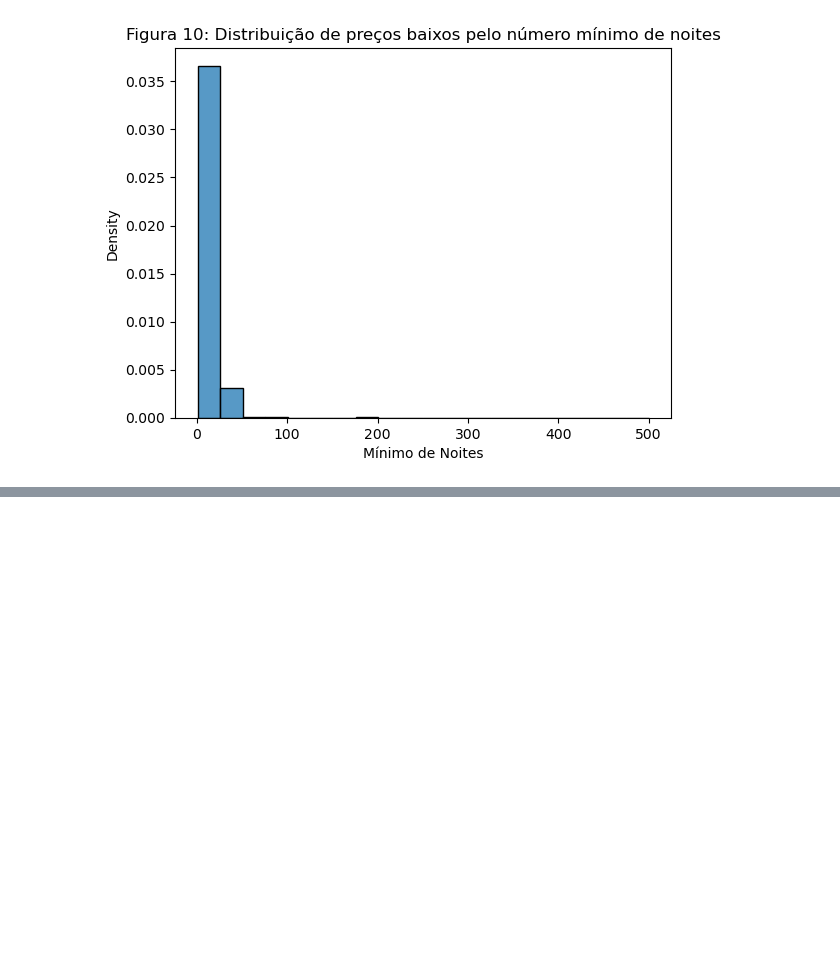
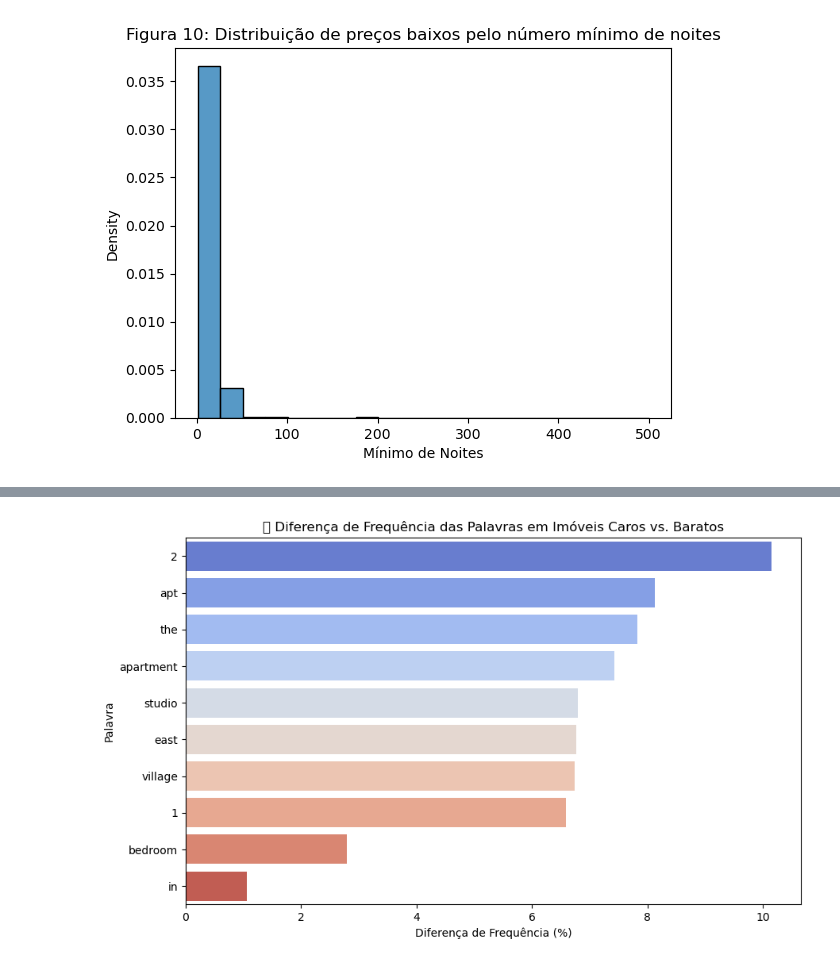
Before and after one commit to DaniloDC07/-Lighthouse-Desafio-Ci-ncia-de-Dados-2025, a Jupyter notebook: Desafio LIGHTHOUSE.ipynb, the cells around one changed output, grey strips where cells are left out. Cells and saved outputs as stored; diff of their text form; code cells hidden in the pictures; blank space fills up the shorter version.

```diff
--- a/Desafio LIGHTHOUSE.ipynb
+++ b/Desafio LIGHTHOUSE.ipynb
@@ -460,0 +534,21 @@ Text(0.5, 0, 'Mínimo de Noites')
+# %%
+# Calcula frequência relativa
+df_low['Frequência (%)'] = df_low['Frequência'] / df_low['Frequência'].sum() * 100
+df_high['Frequência (%)'] = df_high['Frequência'] / df_high['Frequência'].sum() * 100
+
+# Junta os dois DataFrames
+df_compare = pd.merge(df_high, df_low, on='Palavra', how='outer', suffixes=('_caro', '_barato')).fillna(0)
+
+# Calcula a diferença percentual
+df_compare['Diferença (%)'] = df_compare['Frequência (%)_caro'] - df_compare['Frequência (%)_barato']
+df_compare = df_compare.sort_values('Diferença (%)', ascending=False)
+
+# Plotando
+plt.figure(figsize=(10, 6))
+sns.barplot(data=df_compare.head(10), y='Palavra', x='Diferença (%)', palette='coolwarm')
+plt.title("🔹 Diferença de Frequência das Palavras em Imóveis Caros vs. Baratos")
+plt.xlabel("Diferença de Frequência (%)")
+plt.ylabel("Palavra")
+plt.show()
+# %% [output]
+[figure, added]
```
Also changed, not shown: parts of 4 cells of this notebook.
